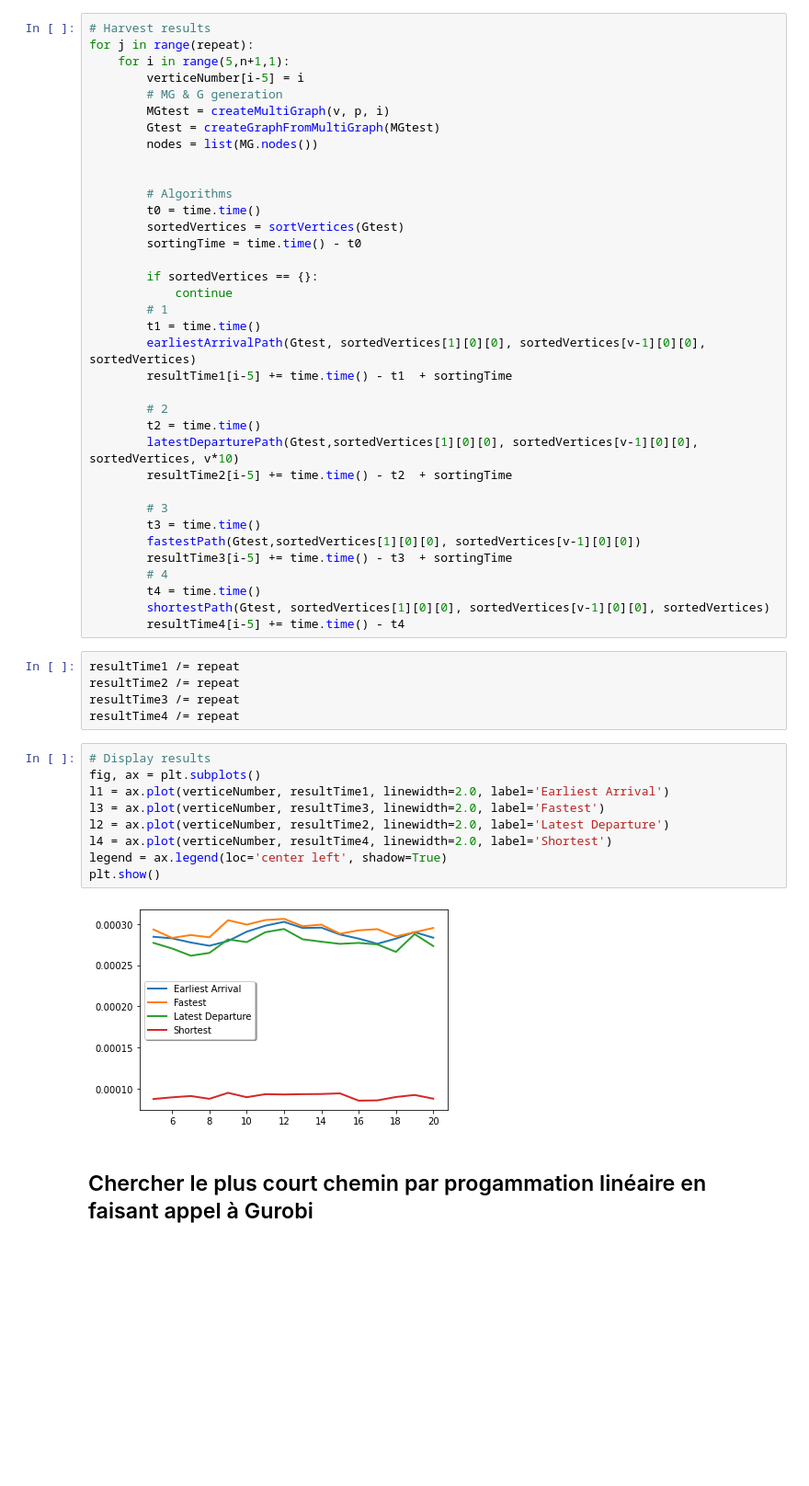
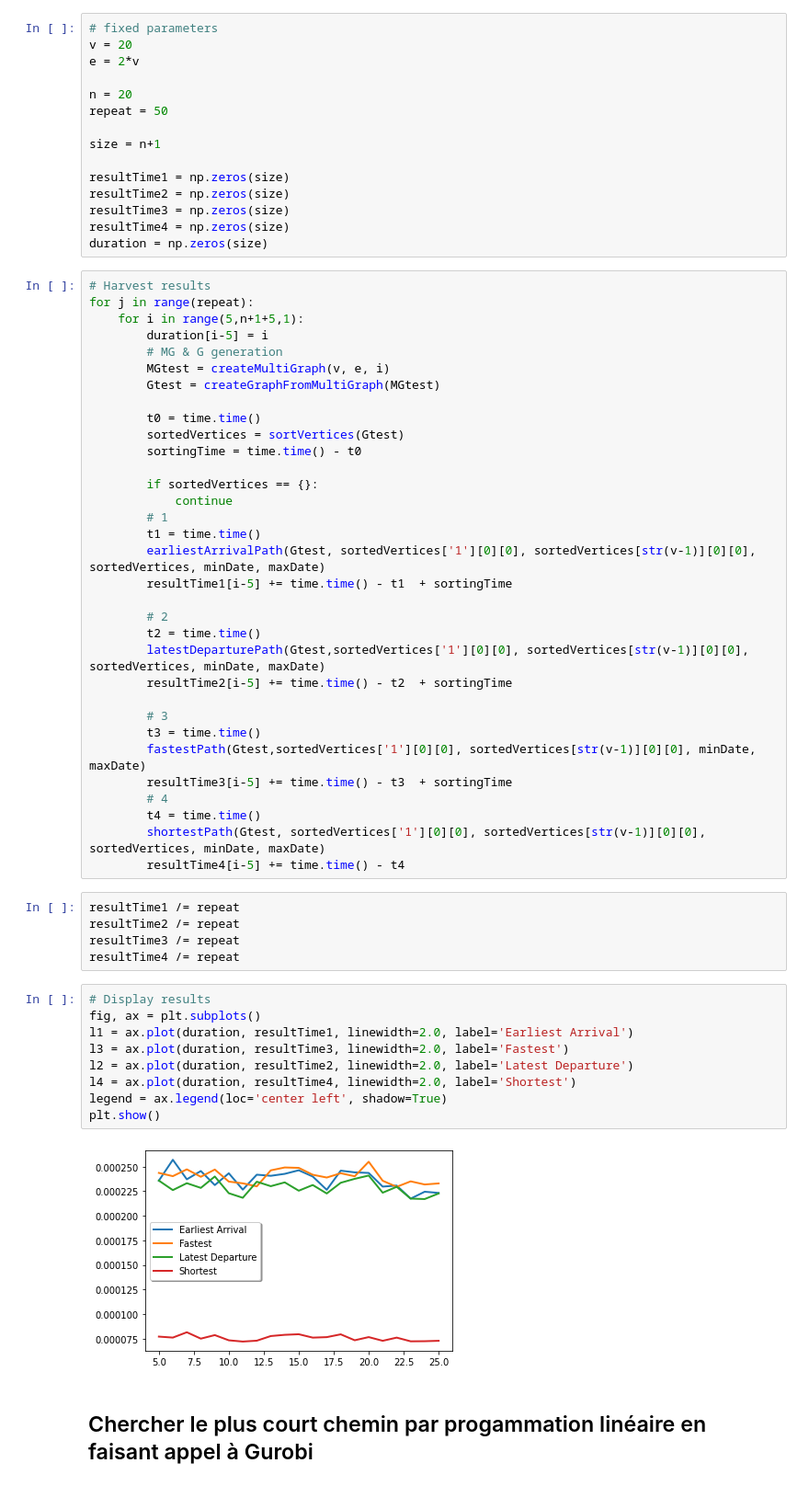
Before and after one commit to MdeCastelbajac/MOGPL, a Jupyter notebook: MOGPL.ipynb, the cells around one changed output. Shown: that part at 92% size. Cells and saved outputs as stored; diff of their text form; blank space fills up the shorter version.

```diff
--- a/MOGPL.ipynb
+++ b/MOGPL.ipynb
@@ -691,15 +671,27 @@ repeat = 50
+# %%
+# fixed parameters
+v = 20
+e = 2*v
+
+n = 20
+repeat = 50
+
+size = n+1
+
+resultTime1 = np.zeros(size)
+resultTime2 = np.zeros(size)
+resultTime3 = np.zeros(size)
+resultTime4 = np.zeros(size)
+duration = np.zeros(size)
 # %%
 # Harvest results
 for j in range(repeat):
-    for i in range(5,n+1,1):
-        verticeNumber[i-5] = i
+    for i in range(5,n+1+5,1):
+        duration[i-5] = i
         # MG & G generation
-        MGtest = createMultiGraph(v, p, i)
+        MGtest = createMultiGraph(v, e, i)
         Gtest = createGraphFromMultiGraph(MGtest)
-        nodes = list(MG.nodes())
 
-
-        # Algorithms
         t0 = time.time()
         sortedVertices = sortVertices(Gtest)
         sortingTime = time.time() - t0
@@ -708,21 +700,21 @@ for j in range(repeat):
             continue
         # 1
         t1 = time.time()
-        earliestArrivalPath(Gtest, sortedVertices[1][0][0], sortedVertices[v-1][0][0], sortedVertices)
+        earliestArrivalPath(Gtest, sortedVertices['1'][0][0], sortedVertices[str(v-1)][0][0], sortedVertices, minDate, maxDate)
         resultTime1[i-5] += time.time() - t1  + sortingTime
 
         # 2
         t2 = time.time()
-        latestDeparturePath(Gtest,sortedVertices[1][0][0], sortedVertices[v-1][0][0], sortedVertices, v*10)
+        latestDeparturePath(Gtest,sortedVertices['1'][0][0], sortedVertices[str(v-1)][0][0], sortedVertices, minDate, maxDate)
         resultTime2[i-5] += time.time() - t2  + sortingTime
 
         # 3
         t3 = time.time()
-        fastestPath(Gtest,sortedVertices[1][0][0], sortedVertices[v-1][0][0])
+        fastestPath(Gtest,sortedVertices['1'][0][0], sortedVertices[str(v-1)][0][0], minDate, maxDate)
         resultTime3[i-5] += time.time() - t3  + sortingTime
         # 4
         t4 = time.time()
-        shortestPath(Gtest, sortedVertices[1][0][0], sortedVertices[v-1][0][0], sortedVertices)
+        shortestPath(Gtest, sortedVertices['1'][0][0], sortedVertices[str(v-1)][0][0], sortedVertices, minDate, maxDate)
         resultTime4[i-5] += time.time() - t4
 # %%
 resultTime1 /= repeat
@@ -732,14 +724,14 @@ resultTime4 /= repeat
 # %%
 # Display results
 fig, ax = plt.subplots()
-l1 = ax.plot(verticeNumber, resultTime1, linewidth=2.0, label='Earliest Arrival')
-l3 = ax.plot(verticeNumber, resultTime3, linewidth=2.0, label='Fastest')
-l2 = ax.plot(verticeNumber, resultTime2, linewidth=2.0, label='Latest Departure')
-l4 = ax.plot(verticeNumber, resultTime4, linewidth=2.0, label='Shortest')
+l1 = ax.plot(duration, resultTime1, linewidth=2.0, label='Earliest Arrival')
+l3 = ax.plot(duration, resultTime3, linewidth=2.0, label='Fastest')
+l2 = ax.plot(duration, resultTime2, linewidth=2.0, label='Latest Departure')
+l4 = ax.plot(duration, resultTime4, linewidth=2.0, label='Shortest')
 legend = ax.legend(loc='center left', shadow=True)
 plt.show()
 # %% [output]
-[figure, old version]
+[figure, new version]
 # %% [markdown]
 ## Chercher le plus court chemin par progammation linéaire en faisant appel à Gurobi
 # %% [markdown]
```
Also changed, not shown: parts of 12 cells of this notebook.
